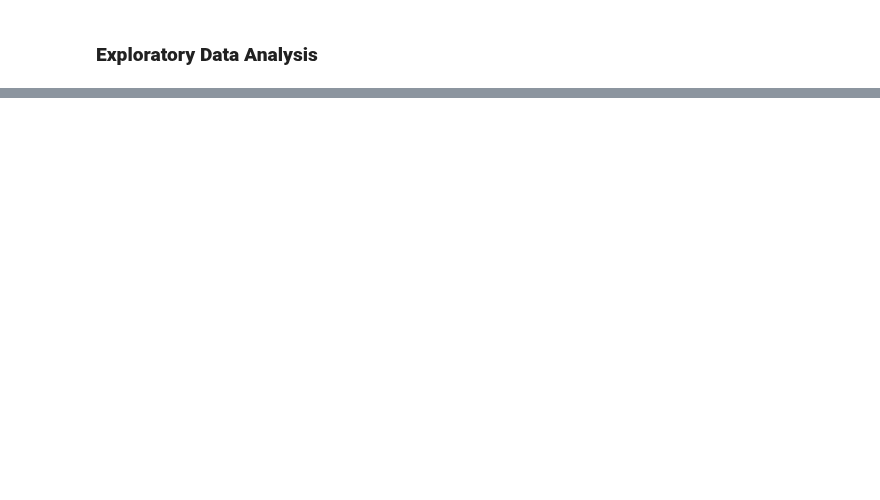
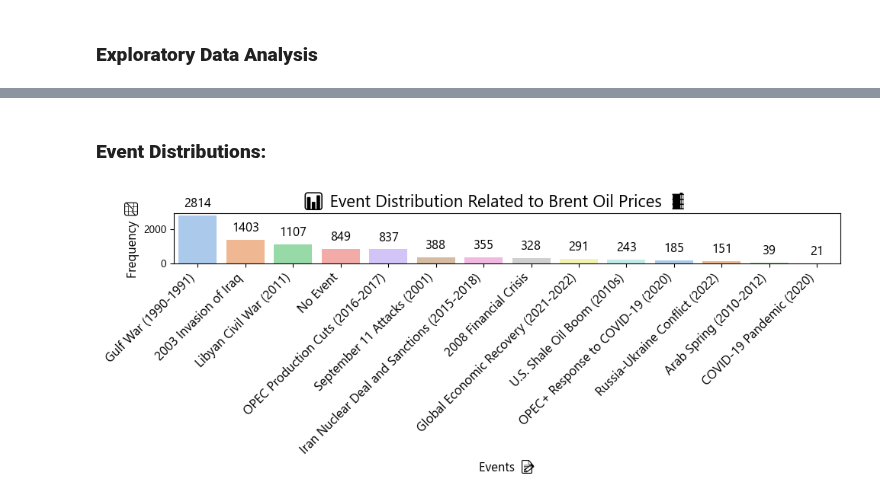
Before and after one commit to Amen-Zelealem/Brent-Oil-Price-Change-Point-Analysis, a Jupyter notebook: notebooks/Brent_Oil_Price_Change_Point_Analysis.ipynb, the cells around one changed output, grey strips where cells are left out. Cells and saved outputs as stored; diff of their text form; code cells hidden in the pictures; blank space fills up the shorter version.

Commit message:
Completed Brent Oil Price Analysis

```diff
--- a/notebooks/Brent_Oil_Price_Change_Point_Analysis.ipynb
+++ b/notebooks/Brent_Oil_Price_Change_Point_Analysis.ipynb
@@ -189,0 +291,38 @@ plt.show()
+# %% [markdown]
+### **Event Distributions:**
+# %%
+# Assuming 'Event' is the column containing the names of the events in oil_price_data
+event_counts = oil_price_data['Event'].value_counts()
+
+# Create a DataFrame for the counts to use with hue
+event_counts_df = event_counts.reset_index()
+event_counts_df.columns = ['Event', 'Frequency']
+
+# Create the bar plot
+plt.figure(figsize=(10, 4))
+bar_plot = sns.barplot(data=event_counts_df, x='Event', y='Frequency', hue='Event', palette="pastel", errorbar=None, legend=False)
+
+# Add title and labels with emojis
+plt.title('📊 Event Distribution Related to Brent Oil Prices 🛢️', fontsize=16, fontweight='bold')
+plt.xlabel('Events 📝', fontsize=12)
+plt.ylabel('Frequency 📈', fontsize=12)
+
+# Add data labels on top of the bars
+for p in bar_plot.patches:
+    bar_plot.annotate(f'{int(p.get_height())}',
+                      (p.get_x() + p.get_width() / 2., p.get_height()),
+                      ha='center', va='bottom',
+                      fontsize=12, color='black',
+                      xytext=(0, 5),
+                      textcoords='offset points')
+
+# Rotate x labels for better readability
+plt.xticks(rotation=45, ha='right', fontsize=12)
+
+# Adjust layout to make room for rotated labels
+plt.tight_layout()
+
+# Show the plot
+plt.show()
+# %% [output]
+[figure, added]
```
Also changed, not shown: parts of 14 cells of this notebook.
